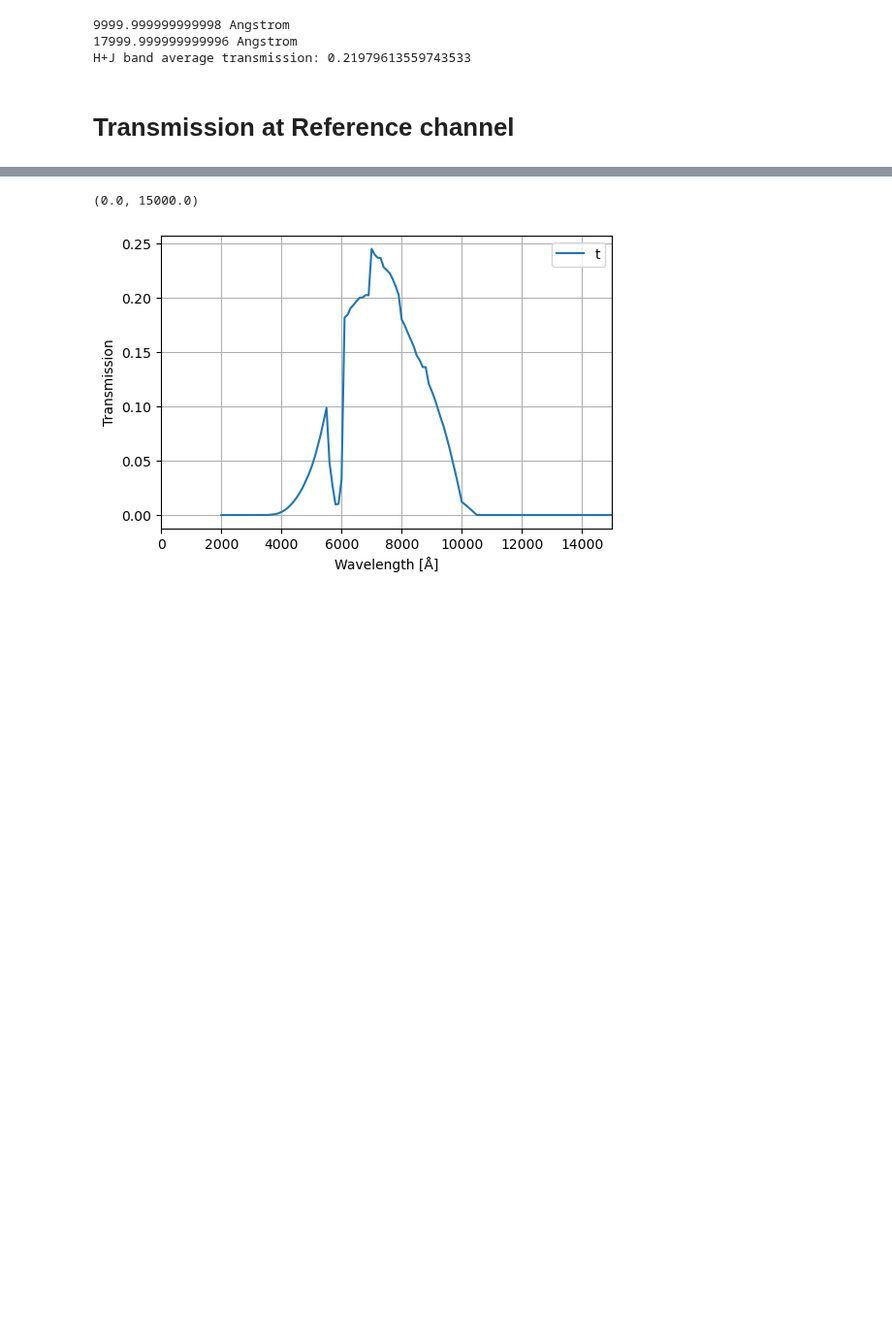
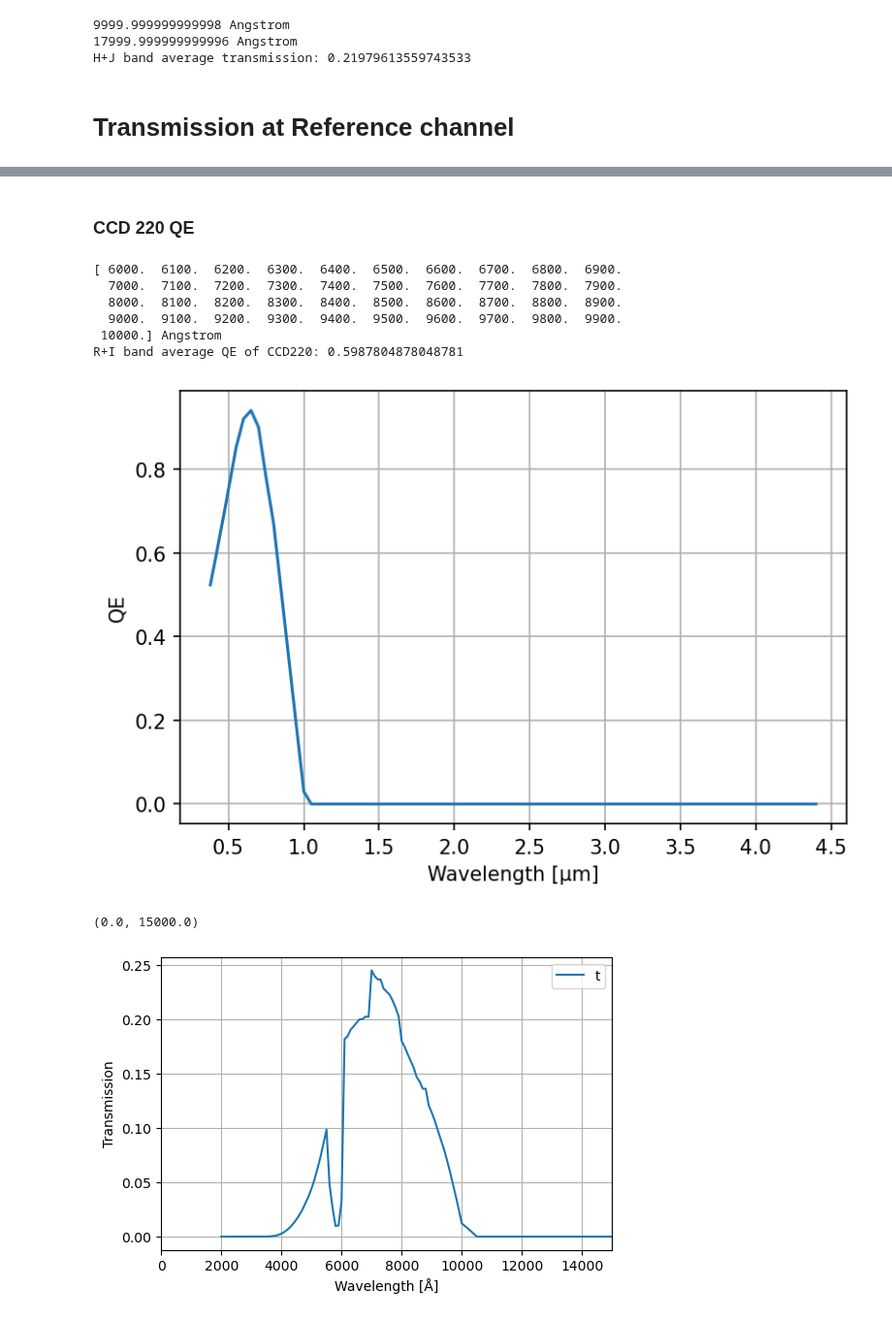
Before and after one commit to ArcetriAdaptiveOptics/arte, a Jupyter notebook: notebook/photometry/morfeo_transmissive_elements.ipynb, the cells around one changed output, grey strips where cells are left out. Shown at 97% size. Cells and saved outputs as stored; diff of their text form; code cells hidden in the pictures; blank space fills up the shorter version.

```diff
--- a/notebook/photometry/morfeo_transmissive_elements.ipynb
+++ b/notebook/photometry/morfeo_transmissive_elements.ipynb
@@ -676,0 +728,16 @@ from arte.photometry.morfeo_transmissive_systems import MorfeoReferenceChannelTr
+# %%
+lgs_dich = CoatingsTransmissiveElementsCatalog.materion_average_002()
+
+mpl.rcParams['figure.dpi'] = 150
+plt.plot(wv.to(u.um), lgs_dich.reflectance(wv))
+plt.xlabel('Wavelength [μm]')
+plt.ylabel('Reflectance')
+plt.grid()
+
+wv = lgs_dich.waveset
+wv_RI_min = 0.6 * u.um
+wv_RI_max = 1. * u.um
+id_RI_min = np.where(np.isclose(np.array(wv), wv_RI_min.to(u.Angstrom).value, atol=10))[0][0]
+id_RI_max = np.where(np.isclose(np.array(wv), wv_RI_max.to(u.Angstrom).value, atol=10))[0][0]
+print(wv[id_RI_min:id_RI_max+2])
+print('R+I band average reflectance of LGS dichroic: %s' %np.mean(lgs_dich.reflectance(wv)[id_RI_min:id_RI_max+2]))
@@ -677,3 +860,29 @@ from arte.photometry.morfeo_transmissive_systems import MorfeoReferenceChannelTr
+# %% [markdown]
+### CCD 220 QE
+# %%
+ccd220_qe = DetectorsTransmissiveElementsCatalog.ccd220_qe_001()
+
+mpl.rcParams['figure.dpi'] = 150
+ccd220_qe.plot(reflectance=None, absorptance=None, wv_unit=u.um)
+plt.xlabel('Wavelength [μm]')
+plt.ylabel('QE')
+plt.legend('', frameon=False)
+
+wv = ccd220_qe.waveset
+wv_min = 0.6 * u.um
+wv_max = 1. * u.um
+id_min = np.argwhere(wv==wv_min.to(u.Angstrom))[0][0]
+id_max = np.argwhere(wv==wv_max.to(u.Angstrom))[0][0]
+print(wv[id_min:id_max+1])
+print('R+I band average QE of CCD220: %s' %np.mean(ccd220_qe.transmittance(wv)[id_min:id_max+1]))
+# %% [output]
+[ 6000.  6100.  6200.  6300.  6400.  6500.  6600.  6700.  6800.  6900.
+  7000.  7100.  7200.  7300.  7400.  7500.  7600.  7700.  7800.  7900.
+  8000.  8100.  8200.  8300.  8400.  8500.  8600.  8700.  8800.  8900.
+  9000.  9100.  9200.  9300.  9400.  9500.  9600.  9700.  9800.  9900.
+ 10000.] Angstrom
+R+I band average QE of CCD220: 0.5987804878048781
+[figure, added]
 # %%
 r_ch = MorfeoReferenceChannelTransmissiveSystem_001()
 
```
Also changed, not shown: parts of 20 cells of this notebook, 2 other files.
